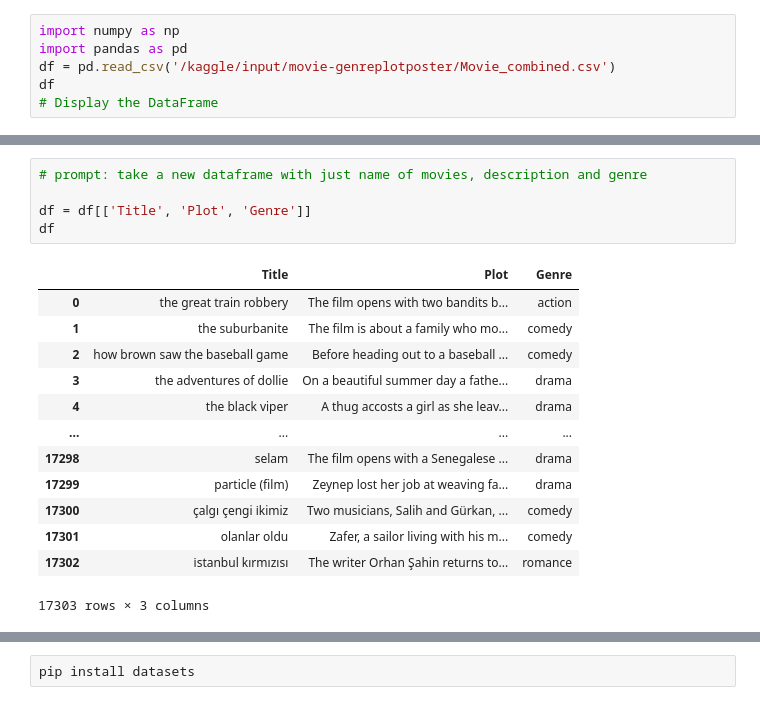
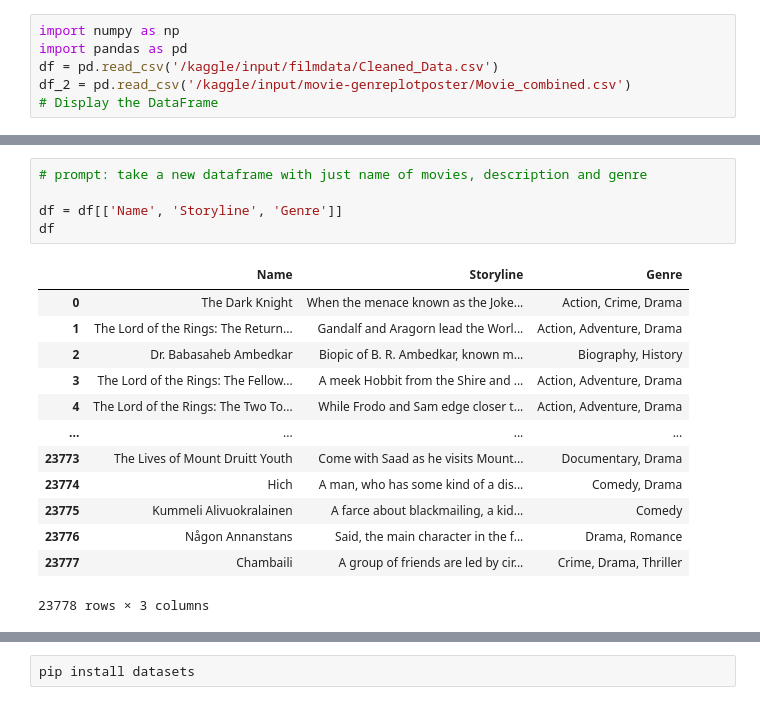
Before and after one commit to Trox824/MoviesDataScrapingAndPridicting, a Jupyter notebook: distilbert-base-uncased-movies.ipynb, the cells around one changed output, grey strips where cells are left out. Cells and saved outputs as stored; diff of their text form.

```diff
--- a/distilbert-base-uncased-movies.ipynb
+++ b/distilbert-base-uncased-movies.ipynb
@@ -1,6 +1,6 @@
 # %%
 import numpy as np
 import pandas as pd
-df = pd.read_csv('/kaggle/input/movie-genreplotposter/Movie_combined.csv')
-df
+df = pd.read_csv('/kaggle/input/filmdata/Cleaned_Data.csv')
+df_2 = pd.read_csv('/kaggle/input/movie-genreplotposter/Movie_combined.csv')
 # Display the DataFrame
@@ -36,19 +25,19 @@ memory usage: 676.0+ KB
 # %%
 # prompt: take a new dataframe with just name of movies, description and genre
 
-df = df[['Title', 'Plot', 'Genre']]
+df = df[['Name', 'Storyline', 'Genre']]
 df
 # %% [output]
-|  | Title | Plot | Genre |
-| 0 | the great train robbery | The film opens with two bandits b... | action |
-| 1 | the suburbanite | The film is about a family who mo... | comedy |
-| 2 | how brown saw the baseball game | Before heading out to a baseball ... | comedy |
-| 3 | the adventures of dollie | On a beautiful summer day a fathe... | drama |
-| 4 | the black viper | A thug accosts a girl as she leav... | drama |
+|  | Name | Storyline | Genre |
+| 0 | The Dark Knight | When the menace known as the Joke... | Action, Crime, Drama |
+| 1 | The Lord of the Rings: The Return... | Gandalf and Aragorn lead the Worl... | Action, Adventure, Drama |
+| 2 | Dr. Babasaheb Ambedkar | Biopic of B. R. Ambedkar, known m... | Biography, History |
+| 3 | The Lord of the Rings: The Fellow... | A meek Hobbit from the Shire and ... | Action, Adventure, Drama |
+| 4 | The Lord of the Rings: The Two To... | While Frodo and Sam edge closer t... | Action, Adventure, Drama |
 | ... | ... | ... | ... |
-| 17298 | selam | The film opens with a Senegalese ... | drama |
-| 17299 | particle (film) | Zeynep lost her job at weaving fa... | drama |
-| 17300 | çalgı çengi i̇kimiz | Two musicians, Salih and Gürkan, ... | comedy |
-| 17301 | olanlar oldu | Zafer, a sailor living with his m... | comedy |
-| 17302 | i̇stanbul kırmızısı | The writer Orhan Şahin returns to... | romance |
+| 23773 | The Lives of Mount Druitt Youth | Come with Saad as he visits Mount... | Documentary, Drama |
+| 23774 | Hich | A man, who has some kind of a dis... | Comedy, Drama |
+| 23775 | Kummeli Alivuokralainen | A farce about blackmailing, a kid... | Comedy |
+| 23776 | Någon Annanstans | Said, the main character in the f... | Drama, Romance |
+| 23777 | Chambaili | A group of friends are led by cir... | Crime, Drama, Thriller |
-17303 rows × 3 columns
+23778 rows × 3 columns
```
Also changed, not shown: parts of 23 cells of this notebook.
